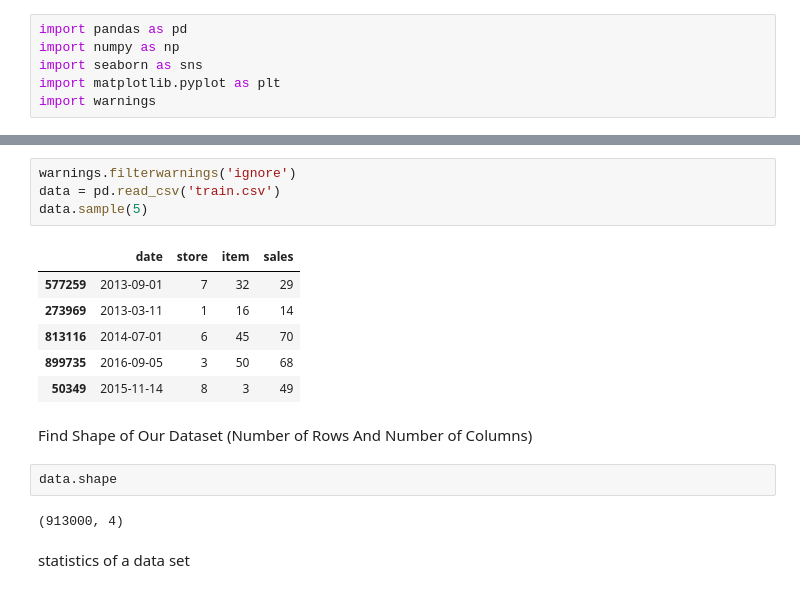
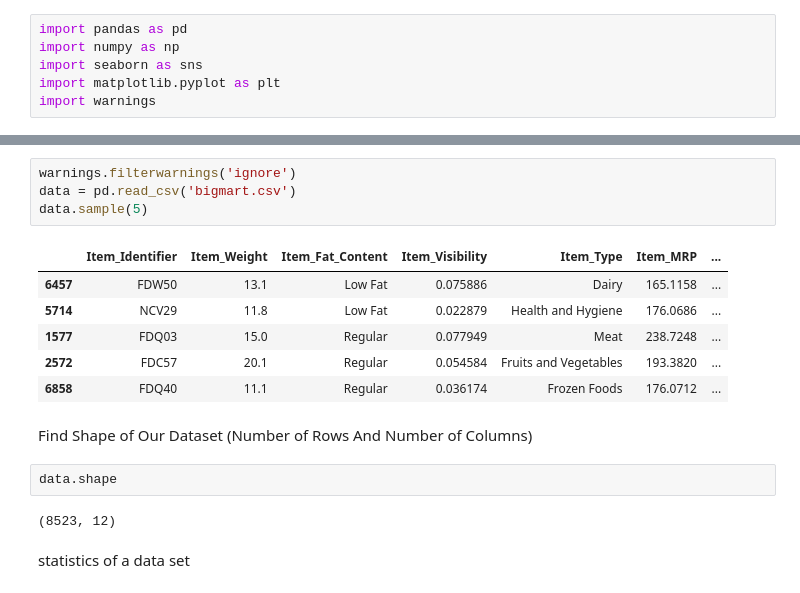
Before and after one commit to JELINA-J/Big-mart-sales, a Jupyter notebook: big_mart_sales.ipynb, the cells around one changed output, grey strips where cells are left out. Cells and saved outputs as stored; diff of their text form.

```diff
--- a/big_mart_sales.ipynb
+++ b/big_mart_sales.ipynb
@@ -17,20 +17,20 @@ Saving train.csv to train.csv
 # %%
 warnings.filterwarnings('ignore')
-data = pd.read_csv('train.csv')
+data = pd.read_csv('bigmart.csv')
 data.sample(5)
 # %% [output]
-|  | date | store | item | sales |
-| 577259 | 2013-09-01 | 7 | 32 | 29 |
-| 273969 | 2013-03-11 | 1 | 16 | 14 |
-| 813116 | 2014-07-01 | 6 | 45 | 70 |
-| 899735 | 2016-09-05 | 3 | 50 | 68 |
-| 50349 | 2015-11-14 | 8 | 3 | 49 |
+|  | Item_Identifier | Item_Weight | Item_Fat_Content | Item_Visibility | Item_Type | Item_MRP | ... |
+| 6457 | FDW50 | 13.1 | Low Fat | 0.075886 | Dairy | 165.1158 | ... |
+| 5714 | NCV29 | 11.8 | Low Fat | 0.022879 | Health and Hygiene | 176.0686 | ... |
+| 1577 | FDQ03 | 15.0 | Regular | 0.077949 | Meat | 238.7248 | ... |
+| 2572 | FDC57 | 20.1 | Regular | 0.054584 | Fruits and Vegetables | 193.3820 | ... |
+| 6858 | FDQ40 | 11.1 | Regular | 0.036174 | Frozen Foods | 176.0712 | ... |
 # %% [markdown]
 Find Shape of Our Dataset (Number of Rows And Number of Columns)
 # %%
 data.shape
 # %% [output]
-(913000, 4)
+(8523, 12)
 # %% [markdown]
 statistics of a data set
 # %%
```
Also changed, not shown: parts of 5 cells of this notebook.
